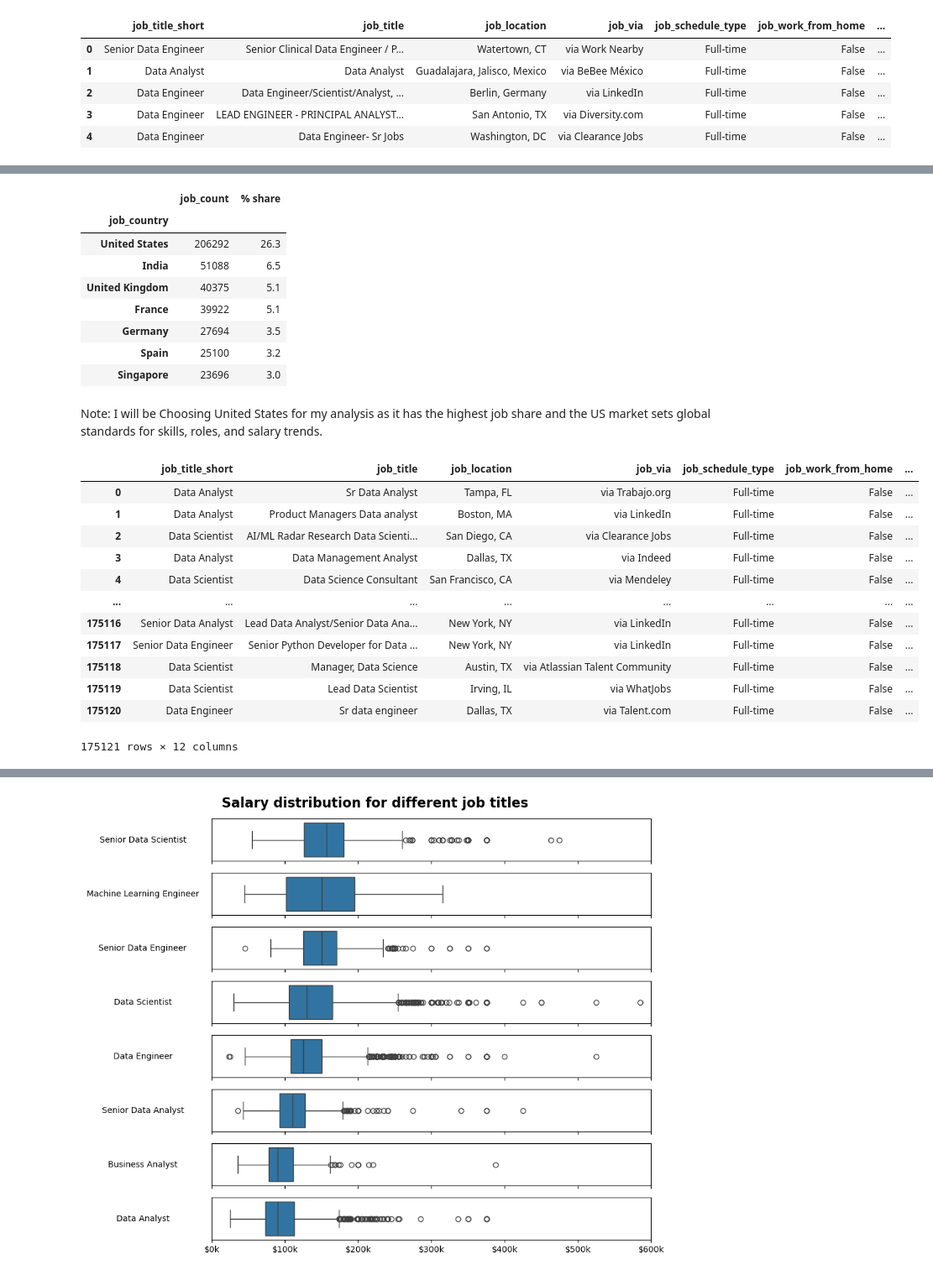
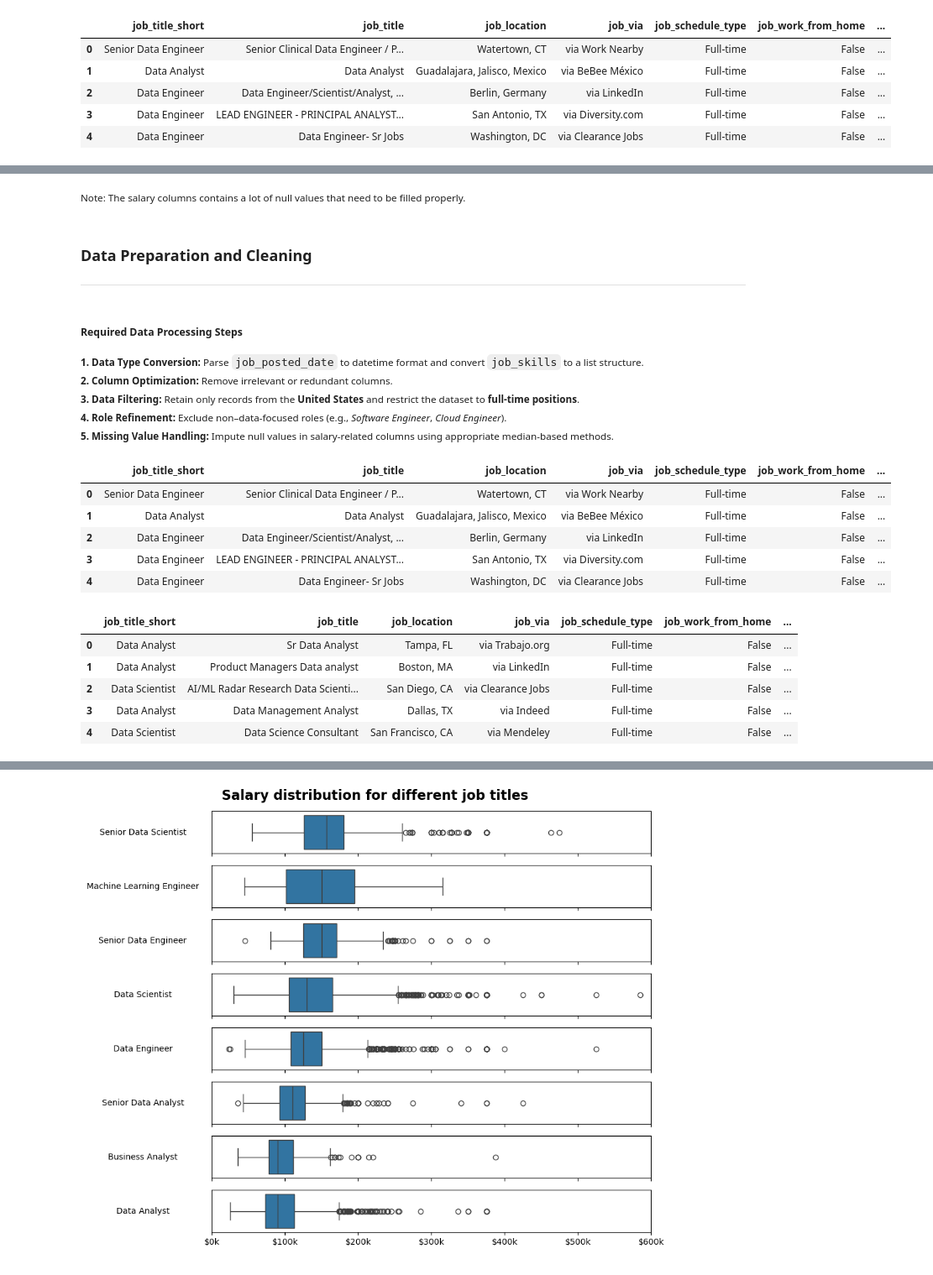
Before and after one commit to avinashchoudhary2004/Data-Professionals-Job-Market-Insights, a Jupyter notebook: 1_Data_Prep_and_Cleaning.ipynb, the cells around one changed output, grey strips where cells are left out. Shown at 84% size. Saved outputs shown, nothing was run; the diff lists cells and outputs as text; code cells hidden in the pictures.

```diff
--- a/1_Data_Prep_and_Cleaning.ipynb
+++ b/1_Data_Prep_and_Cleaning.ipynb
@@ -49,56 +133,62 @@ df.head()
+# %% [markdown]
+<small>Note: The salary columns contains a lot of null values that need to be filled properly.</small>
+# %% [markdown]
+### Data Preparation and Cleaning
+<hr>
+# %% [markdown]
+##### Required Data Processing Steps
+
+<small>
+<b>1. Data Type Conversion:</b> Parse <code>job_posted_date</code> to datetime format and convert <code>job_skills</code> to a list structure.<br>
+<b>2. Column Optimization:</b> Remove irrelevant or redundant columns.<br>
+<b>3. Data Filtering:</b> Retain only records from the <b>United States</b> and restrict the dataset to <b>full-time positions</b>.<br>
+<b>4. Role Refinement:</b> Exclude non–data-focused roles (e.g., <i>Software Engineer</i>, <i>Cloud Engineer</i>).<br>
+<b>5. Missing Value Handling:</b> Impute null values in salary-related columns using appropriate median-based methods.
+</small>
+<br>
 # %%
-# Basic EDA
-total_postings = df.job_title_short.count()
+# data parsing
+df['job_posted_date'] = pd.to_datetime(df.job_posted_date).dt.date
+df['job_skills'] = df['job_skills'].apply(lambda skills: ast.literal_eval(skills) if pd.notna(skills) else skills)
 
-# Country wise posting
-country_wise_postings = df.job_country.value_counts().reset_index(name='job_count')
-country_wise_postings.set_index('job_country', inplace=True)
-country_wise_postings["% share"] = (country_wise_postings["job_count"] / total_postings * 100).round(1)
-country_wise_postings.head(7)
+# droping unnessary columns
+df.drop(columns=
+        ['job_no_degree_mention', 'job_type_skills', 'salary_hour_avg', 'salary_rate', 'search_location'],
+        inplace=True
+)
+df.head()
 # %% [output]
-|  | job_count | % share |
-| job_country |  |  |
-| United States | 206292 | 26.3 |
-| India | 51088 | 6.5 |
-| United Kingdom | 40375 | 5.1 |
-| France | 39922 | 5.1 |
-| Germany | 27694 | 3.5 |
-| Spain | 25100 | 3.2 |
-| Singapore | 23696 | 3.0 |
+|  | job_title_short | job_title | job_location | job_via | job_schedule_type | job_work_from_home | ... |
+| 0 | Senior Data Engineer | Senior Clinical Data Engineer / P... | Watertown, CT | via Work Nearby | Full-time | False | ... |
+| 1 | Data Analyst | Data Analyst | Guadalajara, Jalisco, Mexico | via BeBee México | Full-time | False | ... |
+| 2 | Data Engineer | Data Engineer/Scientist/Analyst, ... | Berlin, Germany | via LinkedIn | Full-time | False | ... |
+| 3 | Data Engineer | LEAD ENGINEER - PRINCIPAL ANALYST... | San Antonio, TX | via Diversity.com | Full-time | False | ... |
+| 4 | Data Engineer | Data Engineer- Sr Jobs | Washington, DC | via Clearance Jobs | Full-time | False | ... |
-# %% [markdown]
-Note: I will be Choosing United States for my analysis as it has the highest job share and the US market sets global standards for skills, roles, and salary trends.
 # %%
 # Focusing on US market only
 df_US = df[df.job_country == 'United States'].copy()
 df_US.sample()
 
 # job title wise postings
 df_US.job_title_short.value_counts()
 
 # Focusing only on full time roles
 df_US.job_schedule_type.value_counts().head()
 df_US_filtered = df_US[df_US.job_schedule_type == 'Full-time'].copy()
 df_US_filtered.job_schedule_type.count()
 
 # Removing none data jobs
 non_data_job = ['Cloud Engineer', 'Software Engineer']
 df_US_filtered = df_US_filtered.drop(df_US_filtered[df_US_filtered['job_title_short'].isin(non_data_job)].index)
 
 # sorting and reindex filtered datasets
 df_US_filtered.sort_values(by='job_posted_date', ascending=True, inplace=True)
 df_US_filtered.reset_index(inplace=True, drop=True)
-df_US_filtered
+df_US_filtered.head()
 # %% [output]
 |  | job_title_short | job_title | job_location | job_via | job_schedule_type | job_work_from_home | ... |
 | 0 | Data Analyst | Sr Data Analyst | Tampa, FL | via Trabajo.org | Full-time | False | ... |
 | 1 | Data Analyst | Product Managers Data analyst | Boston, MA | via LinkedIn | Full-time | False | ... |
 | 2 | Data Scientist | AI/ML Radar Research Data Scienti... | San Diego, CA | via Clearance Jobs | Full-time | False | ... |
 | 3 | Data Analyst | Data Management Analyst | Dallas, TX | via Indeed | Full-time | False | ... |
 | 4 | Data Scientist | Data Science Consultant | San Francisco, CA | via Mendeley | Full-time | False | ... |
-| ... | ... | ... | ... | ... | ... | ... | ... |
-| 175116 | Senior Data Analyst | Lead Data Analyst/Senior Data Ana... | New York, NY | via LinkedIn | Full-time | False | ... |
-| 175117 | Senior Data Engineer | Senior Python Developer for Data ... | New York, NY | via LinkedIn | Full-time | False | ... |
-| 175118 | Data Scientist | Manager, Data Science | Austin, TX | via Atlassian Talent Community | Full-time | False | ... |
-| 175119 | Data Scientist | Lead Data Scientist | Irving, IL | via WhatJobs | Full-time | False | ... |
-| 175120 | Data Engineer | Sr data engineer | Dallas, TX | via Talent.com | Full-time | False | ... |
-175121 rows × 12 columns
```
Also changed, not shown: parts of 20 cells of this notebook, 2 other files.
